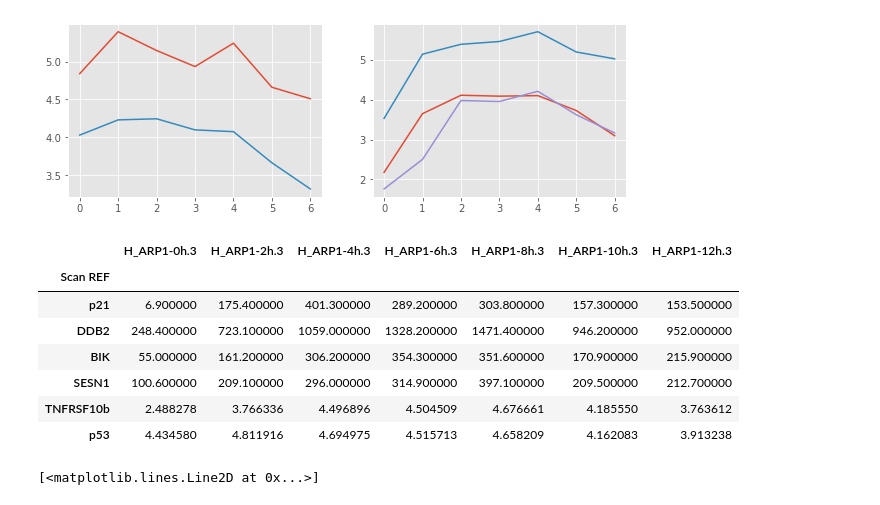
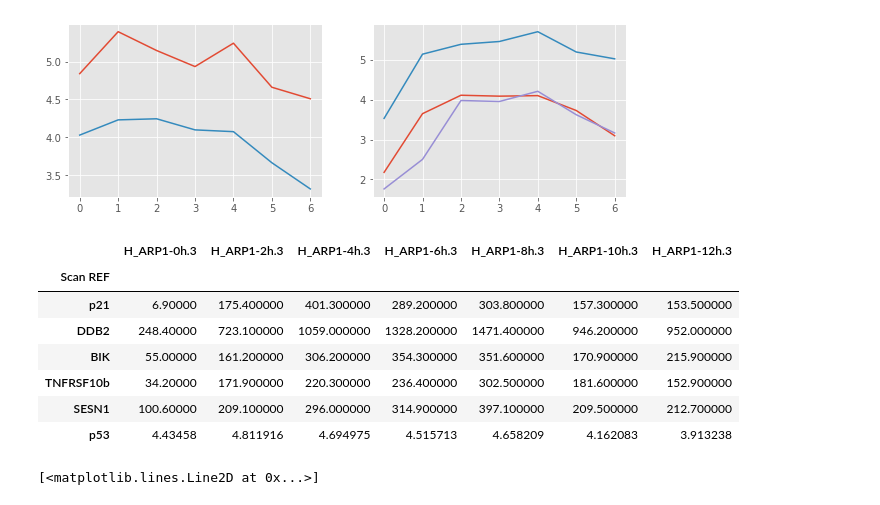
Before and after one commit to JCobbles/trangp, a Jupyter notebook: Lawrence Replication.ipynb, the cells around one changed output. Drawn from its saved outputs; the diff is of its cells as text; code cells hidden in the pictures.

```diff
--- a/Lawrence Replication.ipynb
+++ b/Lawrence Replication.ipynb
@@ -51,7 +51,7 @@ TNFRSF10b has multiple probesets (probeset 209294_x_at, 209295_at, 210405_x_at)
 
 It can be observed below that the log intensities have a similar pattern. Thus a popular way to combine is to take the average of the log intensities.
 # %%
-known_target_genes = ['203409_at', '202284_s_at', '218346_s_at', '205780_at']
+known_target_genes = ['203409_at', '202284_s_at', '218346_s_at', '205780_at', '209295_at']
 genes = df[df.index.isin(known_target_genes)][columns]
 
 plt.figure(figsize=(10,7))
@@ -79,24 +79,25 @@ TNFRSF10b_mean = pd.Series(TNFRSF10b.mean(0), index=genes.columns, name='TNFRSF1
 # %%
 genes.rename(index={
     '203409_at': 'DDB2',
     '202284_s_at': 'p21',
     '218346_s_at': 'SESN1',
-    '205780_at': 'BIK'
+    '205780_at': 'BIK',
+    '209295_at': 'TNFRSF10b'
 }, inplace=True)
 
-genes = genes.append(TNFRSF10b_mean, ignore_index=False)
+# genes = genes.append(TNFRSF10b_mean, ignore_index=False)
 genes = genes.append(p53_mean, ignore_index=False).astype(np.float64)
 #print(genes.loc[genes['Scan REF'] == pd.nan, 'Scan REF'])# = 'test'
 display(genes)
 # %% [output]
 |  | H_ARP1-0h.3 | H_ARP1-2h.3 | H_ARP1-4h.3 | H_ARP1-6h.3 | H_ARP1-8h.3 | H_ARP1-10h.3 | H_ARP1-12h.3 |
 | Scan REF |  |  |  |  |  |  |  |
-| p21 | 6.900000 | 175.400000 | 401.300000 | 289.200000 | 303.800000 | 157.300000 | 153.500000 |
-| DDB2 | 248.400000 | 723.100000 | 1059.000000 | 1328.200000 | 1471.400000 | 946.200000 | 952.000000 |
-| BIK | 55.000000 | 161.200000 | 306.200000 | 354.300000 | 351.600000 | 170.900000 | 215.900000 |
-| SESN1 | 100.600000 | 209.100000 | 296.000000 | 314.900000 | 397.100000 | 209.500000 | 212.700000 |
-| TNFRSF10b | 2.488278 | 3.766336 | 4.496896 | 4.504509 | 4.676661 | 4.185550 | 3.763612 |
-| p53 | 4.434580 | 4.811916 | 4.694975 | 4.515713 | 4.658209 | 4.162083 | 3.913238 |
+| p21 | 6.90000 | 175.400000 | 401.300000 | 289.200000 | 303.800000 | 157.300000 | 153.500000 |
+| DDB2 | 248.40000 | 723.100000 | 1059.000000 | 1328.200000 | 1471.400000 | 946.200000 | 952.000000 |
+| BIK | 55.00000 | 161.200000 | 306.200000 | 354.300000 | 351.600000 | 170.900000 | 215.900000 |
+| TNFRSF10b | 34.20000 | 171.900000 | 220.300000 | 236.400000 | 302.500000 | 181.600000 | 152.900000 |
+| SESN1 | 100.60000 | 209.100000 | 296.000000 | 314.900000 | 397.100000 | 209.500000 | 212.700000 |
+| p53 | 4.43458 | 4.811916 | 4.694975 | 4.515713 | 4.658209 | 4.162083 | 3.913238 |
 # %%
 plt.plot(genes[genes.index == 'p53'].values[0])
 # %% [output]
```
Also changed, not shown: parts of 14 cells of this notebook.
